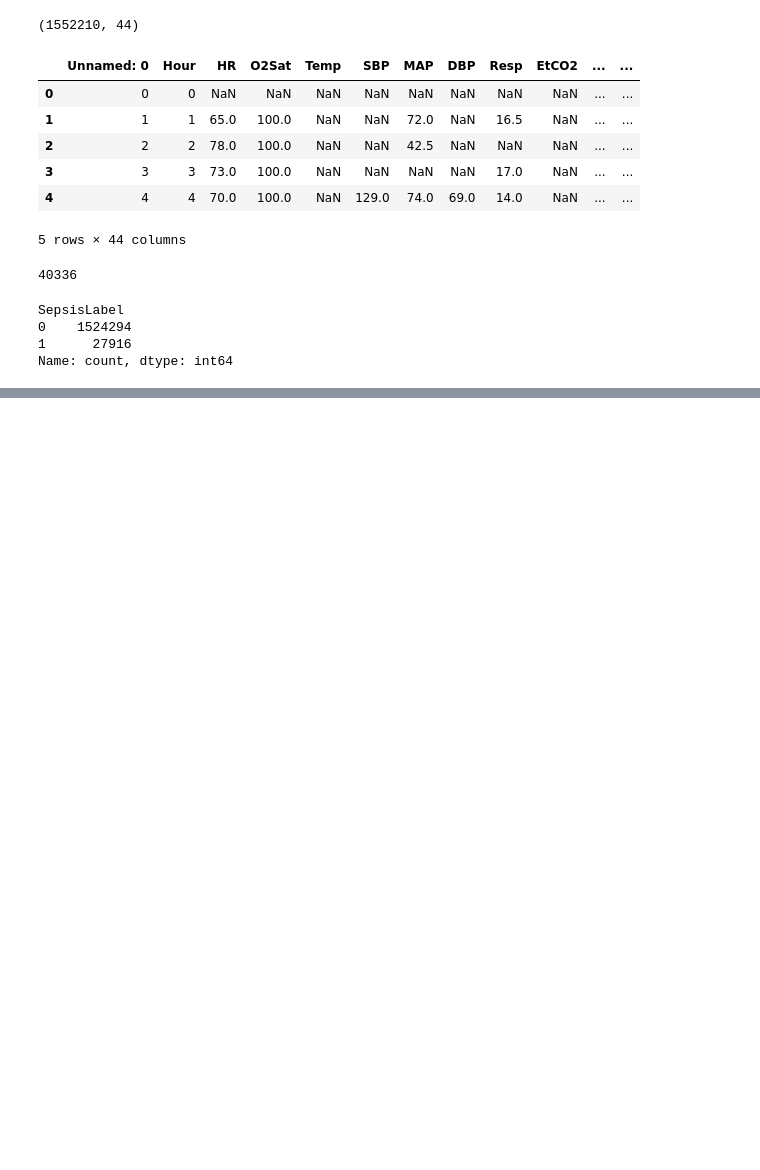
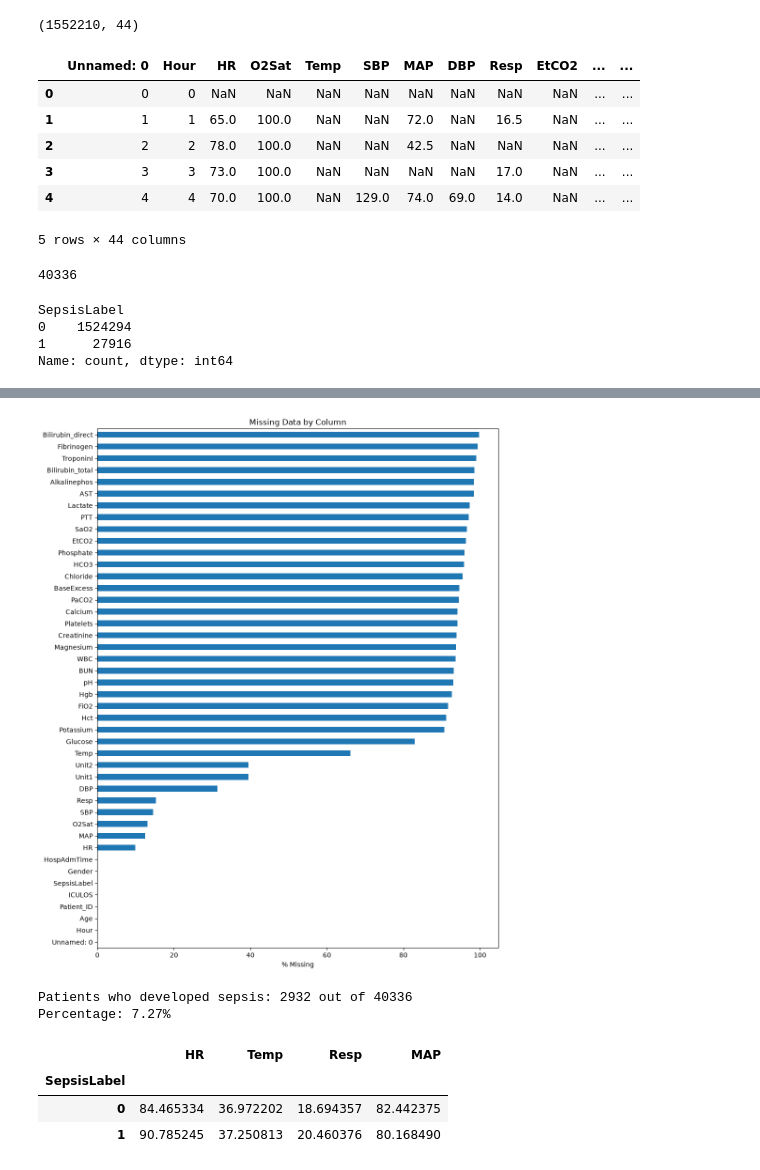
Before and after one commit to tanishqrajsinghchawda/sepsis-project, a Jupyter notebook: notebooks/01_data_acquisition.ipynb, the cells around one changed output, grey strips where cells are left out. Cells and saved outputs as stored; diff of their text form; code cells hidden in the pictures; blank space fills up the shorter version.

Commit message:
EDA: missing data analysis, patient-level sepsis rate, vital sign comparison

```diff
--- a/notebooks/01_data_acquisition.ipynb
+++ b/notebooks/01_data_acquisition.ipynb
@@ -26,3 +26,6 @@ SepsisLabel
 0    1524294
 1      27916
 Name: count, dtype: int64
+# %%
+missing_pct = (df.isnull().sum() / len(df)) * 100
+missing_pct.sort_values(ascending=False)
@@ -28,0 +91,27 @@ Name: count, dtype: int64
+# %%
+import matplotlib.pyplot as plt
+
+plt.figure(figsize=(10, 12))
+missing_pct.sort_values().plot(kind='barh')
+plt.xlabel('% Missing')
+plt.title('Missing Data by Column')
+plt.tight_layout()
+plt.savefig('../figures/missing_data_by_column.png')
+plt.show()
+# %% [output]
+[figure, added]
+# %%
+patients_with_sepsis = df[df['SepsisLabel'] == 1]['Patient_ID'].nunique()
+total_patients = df['Patient_ID'].nunique()
+print(f"Patients who developed sepsis: {patients_with_sepsis} out of {total_patients}")
+print(f"Percentage: {patients_with_sepsis/total_patients*100:.2f}%")
+# %% [output]
+Patients who developed sepsis: 2932 out of 40336
+Percentage: 7.27%
+# %%
+df.groupby('SepsisLabel')[['HR', 'Temp', 'Resp', 'MAP']].mean()
+# %% [output]
+|  | HR | Temp | Resp | MAP |
+| SepsisLabel |  |  |  |  |
+| 0 | 84.465334 | 36.972202 | 18.694357 | 82.442375 |
+| 1 | 90.785245 | 37.250813 | 20.460376 | 80.168490 |
```
Also changed, not shown: parts of 3 cells of this notebook, 1 other file.
